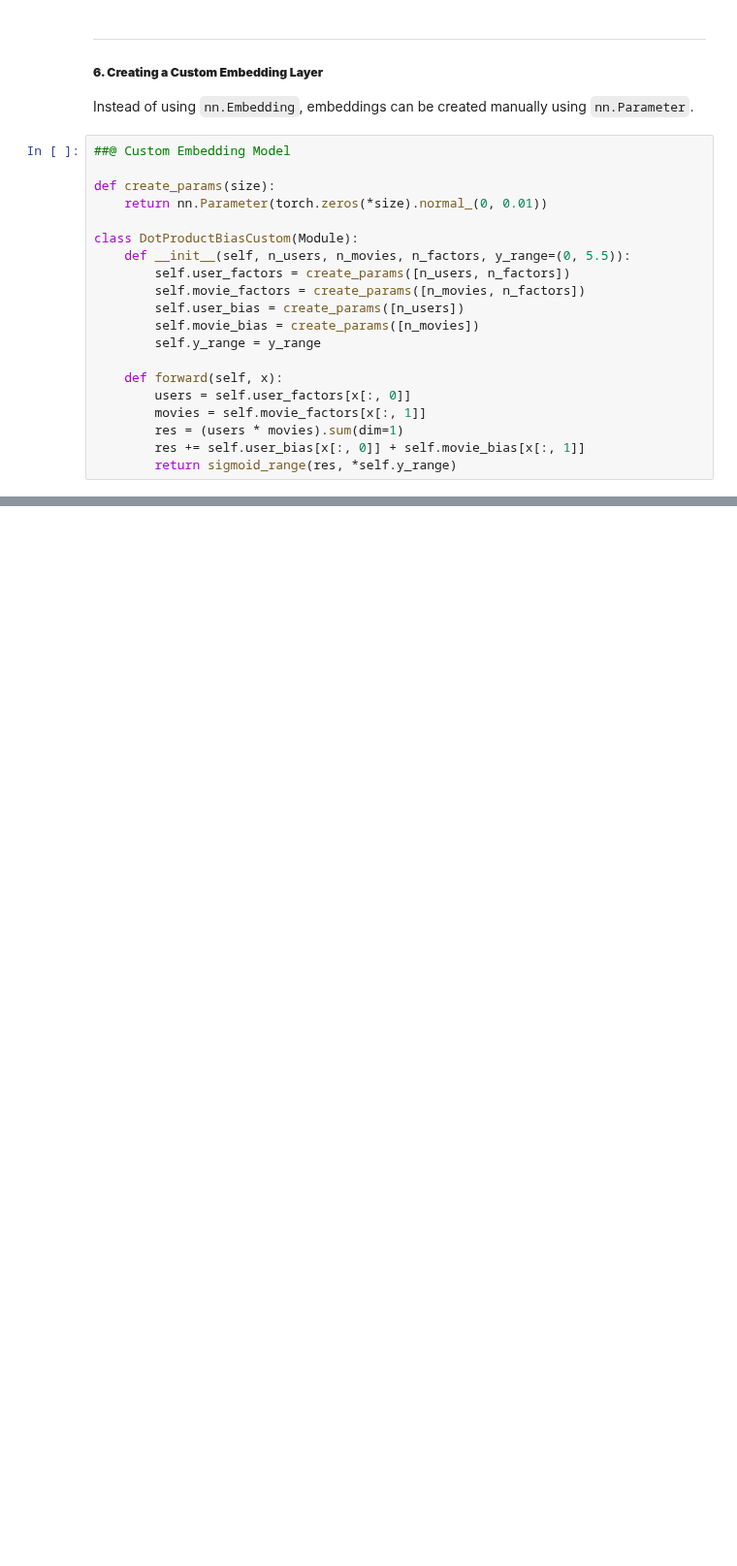
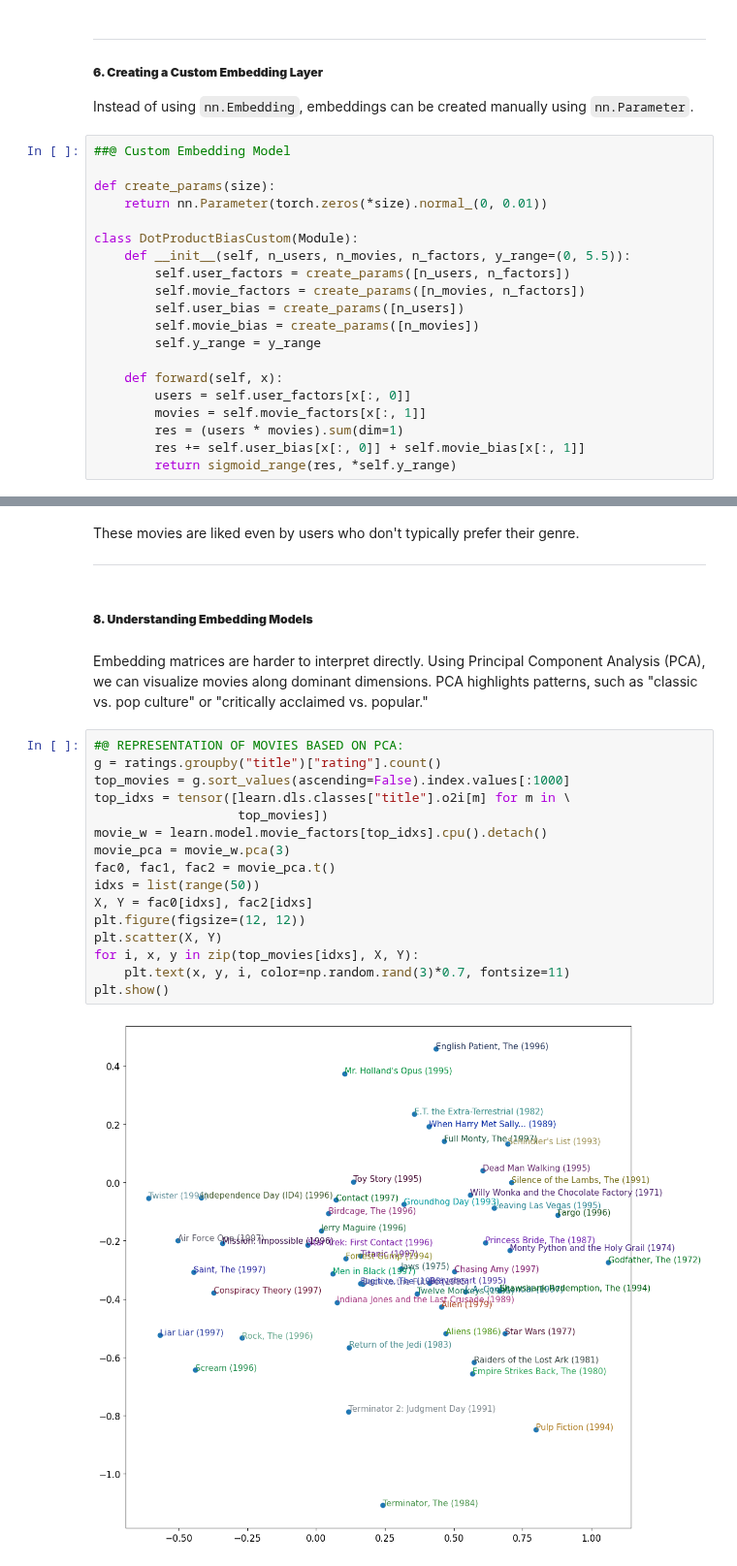
Before and after one commit to Firojpaudel/Machine-Learning-Notes, a Jupyter notebook: Practical Deep Learning For Coders/Chapter_8.ipynb, the cells around one changed output, grey strips where cells are left out. Shown at 97% size. Drawn from its saved outputs; the diff is of its cells as text; blank space fills up the shorter version.

```diff
--- a/Practical Deep Learning For Coders/Chapter_8.ipynb
+++ b/Practical Deep Learning For Coders/Chapter_8.ipynb
@@ -278,0 +317,26 @@ learn.fit_one_cycle(5, 5e-3, wd=0.1)
+# %% [markdown]
+These movies are liked even by users who don't typically prefer their genre.
+
+---
+# %% [markdown]
+##### **8. Understanding Embedding Models**
+# %% [markdown]
+Embedding matrices are harder to interpret directly. Using Principal Component Analysis (PCA), we can visualize movies along dominant dimensions. PCA highlights patterns, such as "classic vs. pop culture" or "critically acclaimed vs. popular."
+# %%
+#@ REPRESENTATION OF MOVIES BASED ON PCA:
+g = ratings.groupby("title")["rating"].count()
+top_movies = g.sort_values(ascending=False).index.values[:1000]
+top_idxs = tensor([learn.dls.classes["title"].o2i[m] for m in \
+                   top_movies])
+movie_w = learn.model.movie_factors[top_idxs].cpu().detach()
+movie_pca = movie_w.pca(3)
+fac0, fac1, fac2 = movie_pca.t()
+idxs = list(range(50))
+X, Y = fac0[idxs], fac2[idxs]
+plt.figure(figsize=(12, 12))
+plt.scatter(X, Y)
+for i, x, y in zip(top_movies[idxs], X, Y):
+    plt.text(x, y, i, color=np.random.rand(3)*0.7, fontsize=11)
+plt.show()
+# %% [output]
+[figure, added]
```
Also changed, not shown: parts of 41 cells of this notebook.
